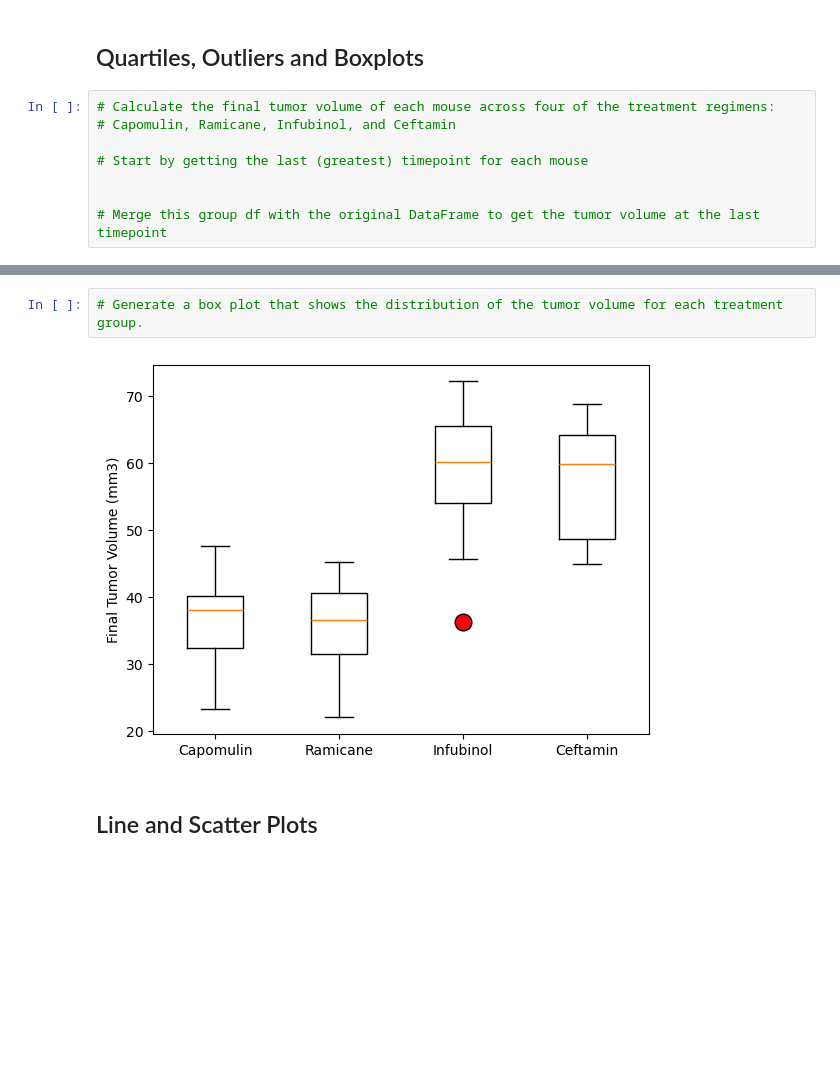
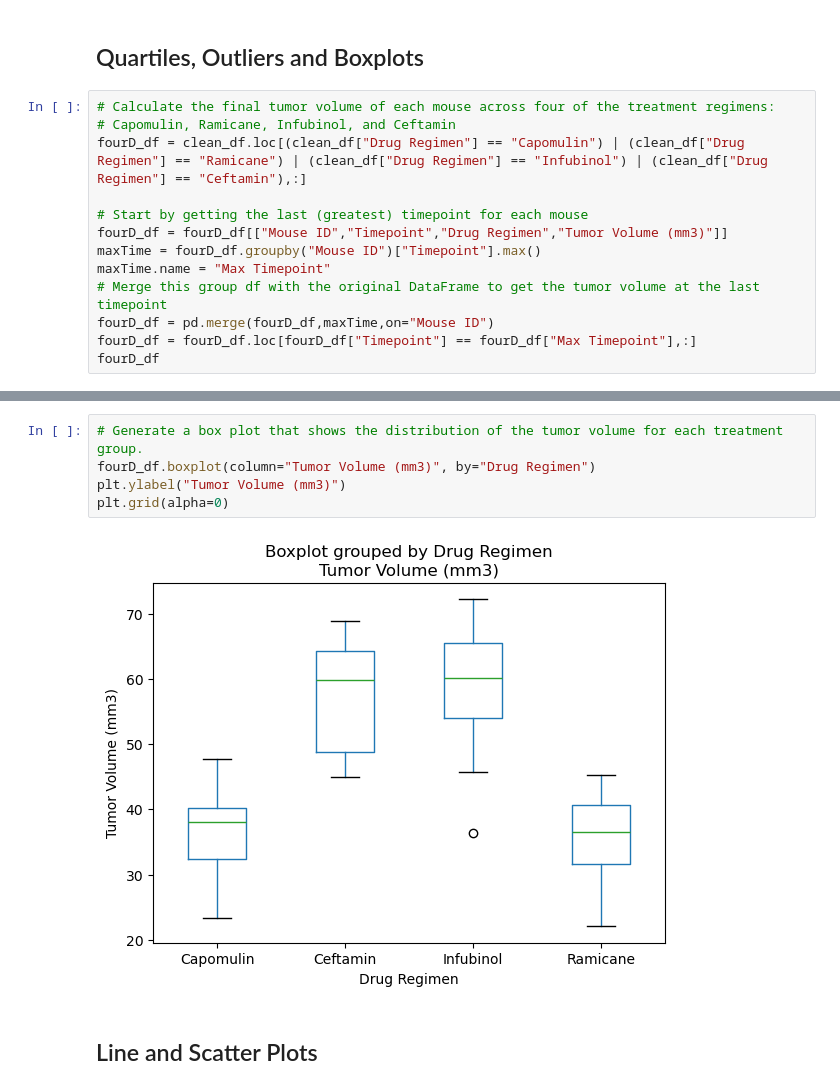
Before and after one commit to kylechou2873/Pymaceuticals, a Jupyter notebook: Pymaceuticals/pymaceuticals_starter.ipynb, the cells around one changed output, grey strips where cells are left out. Cells and saved outputs as stored; diff of their text form; blank space fills up the shorter version.

```diff
--- a/Pymaceuticals/pymaceuticals_starter.ipynb
+++ b/Pymaceuticals/pymaceuticals_starter.ipynb
@@ -233,8 +233,13 @@ plt.show()
 # %%
 # Calculate the final tumor volume of each mouse across four of the treatment regimens:
 # Capomulin, Ramicane, Infubinol, and Ceftamin
+fourD_df = clean_df.loc[(clean_df["Drug Regimen"] == "Capomulin") | (clean_df["Drug Regimen"] == "Ramicane") | (clean_df["Drug Regimen"] == "Infubinol") | (clean_df["Drug Regimen"] == "Ceftamin"),:]
 
 # Start by getting the last (greatest) timepoint for each mouse
-
-
+fourD_df = fourD_df[["Mouse ID","Timepoint","Drug Regimen","Tumor Volume (mm3)"]]
+maxTime = fourD_df.groupby("Mouse ID")["Timepoint"].max()
+maxTime.name = "Max Timepoint"
 # Merge this group df with the original DataFrame to get the tumor volume at the last timepoint
+fourD_df = pd.merge(fourD_df,maxTime,on="Mouse ID")
+fourD_df = fourD_df.loc[fourD_df["Timepoint"] == fourD_df["Max Timepoint"],:]
+fourD_df
@@ -264,6 +326,9 @@ Ceftamin's potential outliers: Series([], Name: Tumor Volume (mm3), dtype: float
 # %%
 # Generate a box plot that shows the distribution of the tumor volume for each treatment group.
+fourD_df.boxplot(column="Tumor Volume (mm3)", by="Drug Regimen")
+plt.ylabel("Tumor Volume (mm3)")
+plt.grid(alpha=0)
 # %% [output]
-[figure, old version]
+[figure, new version]
 # %% [markdown]
 ## Line and Scatter Plots
```
Also changed, not shown: parts of 9 cells of this notebook.
